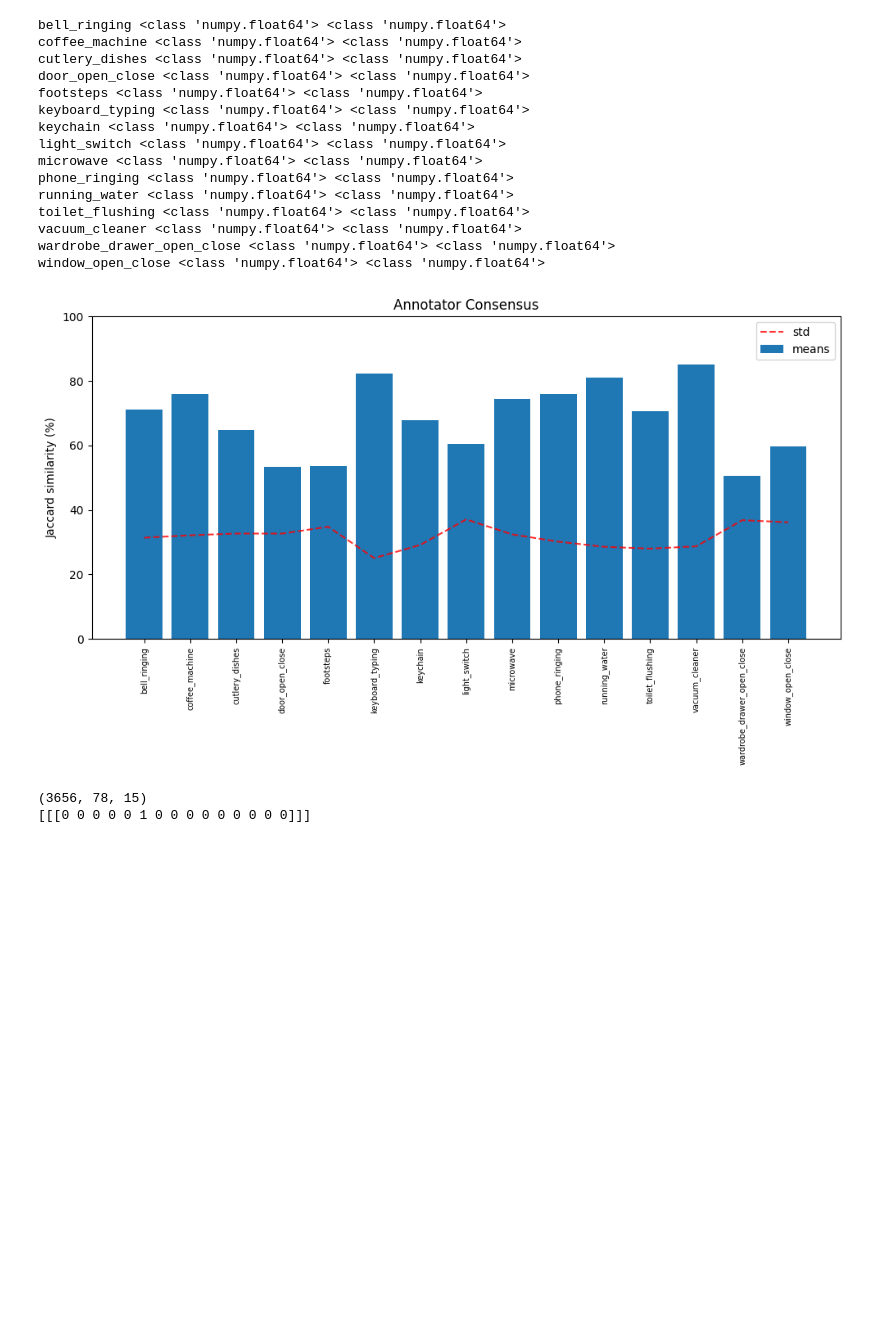
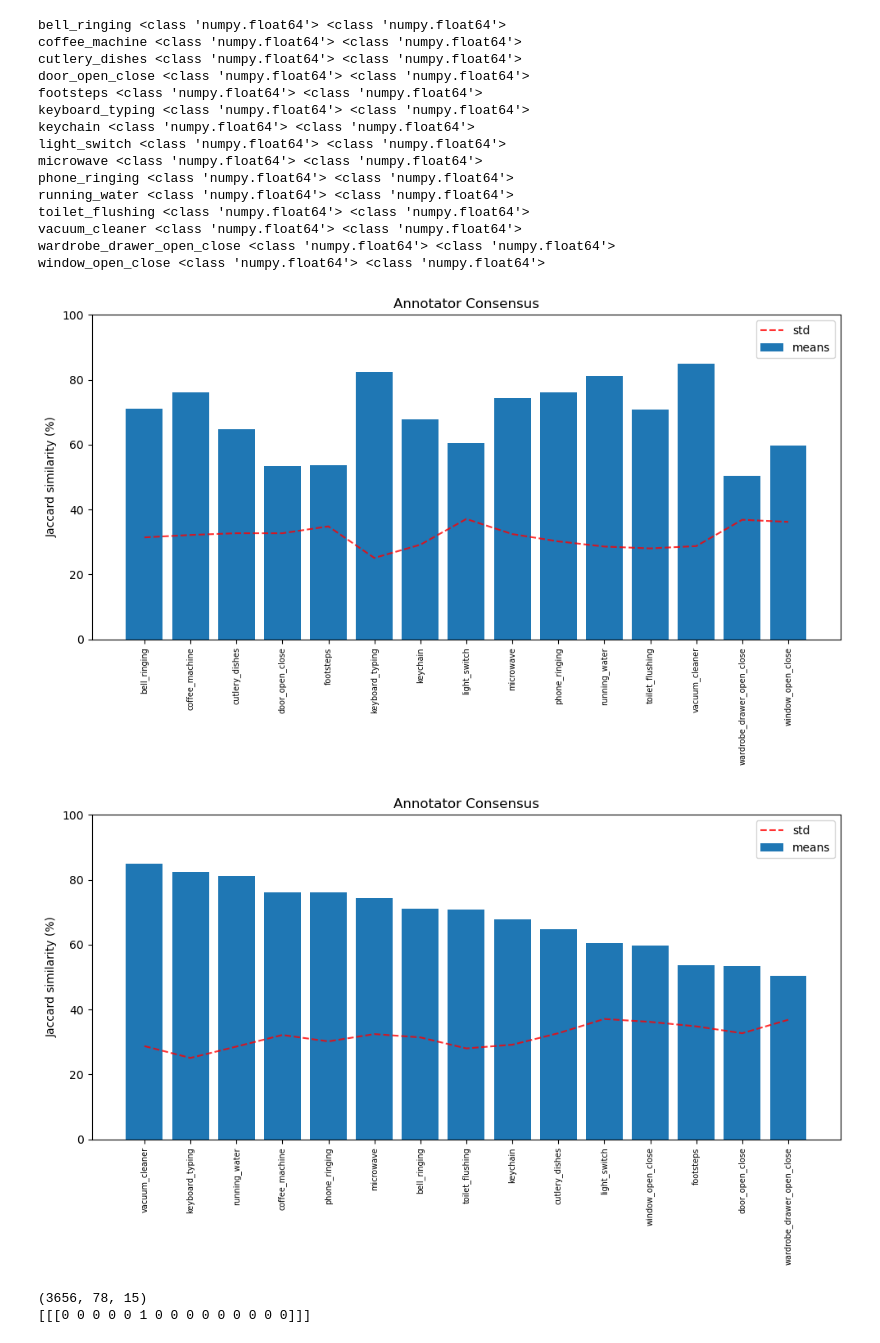
Before and after one commit to LaurinSiebert/mlpc_project, a Jupyter notebook: notebooks/01_data_exploration.ipynb, the cells around one changed output. Saved outputs shown, nothing was run; the diff lists cells and outputs as text; code cells hidden in the pictures; blank space fills up the shorter version.

Commit message:
added sorted variant of annotator agreement plot

```diff
--- a/notebooks/01_data_exploration.ipynb
+++ b/notebooks/01_data_exploration.ipynb
@@ -697,28 +697,56 @@ window_open_close <class 'numpy.float64'> <class 'numpy.float64'>
 # %%
 fig, ax = plt.subplots(figsize=(10, 6))
 
 classes = list(agreement_mean_std.keys())
 means = [v[0]*100 for v in agreement_mean_std.values()]
 stds = [v[1]*100 for v in agreement_mean_std.values()]
 
 ax.bar(classes, means, label="means")
 
 ax.plot(classes, stds, color="red", linestyle="--", alpha=0.8, label="std")
 
 ax.set_title("Annotator Consensus")
 ax.set_ylabel("Jaccard similarity (%)")
 ax.set_ylim(0, 100)
 
 
 plt.xticks(rotation=90, fontsize=7)
 plt.tight_layout()
 plt.legend()
 
 plt.savefig("agreement_plot.png", dpi=300)
 
 plt.show()
+
+#-------------------------------------------------------------------------------------
+# additional plot sorted by agreement mean
+
+fig, ax = plt.subplots(figsize=(10, 6))
+
+classes = list(agreement_mean_std.keys())
+means = [v[0]*100 for v in agreement_mean_std.values()]
+stds = [v[1]*100 for v in agreement_mean_std.values()]
+
+# Sort classes by their agreement means
+means, classes, stds = zip(*sorted(zip(means, classes, stds), reverse=True))
+
+ax.bar(classes, means, label="means")
+ax.plot(classes, stds, color="red", linestyle="--", alpha=0.8, label="std")
+ax.set_title("Annotator Consensus")
+ax.set_ylabel("Jaccard similarity (%)")
+ax.set_ylim(0, 100)
+
+
+plt.xticks(rotation=90, fontsize=7)
+plt.tight_layout()
+plt.legend()
+
+plt.savefig("agreement_plot_sorted.png", dpi=300)
+
+plt.show()
 # %% [output]
 [figure]
+[figure, added]
 # %%
 # Deciding labels for every timestep
 all_files_labels = []
```
Also changed, not shown: parts of 10 cells of this notebook, 1 other file.
